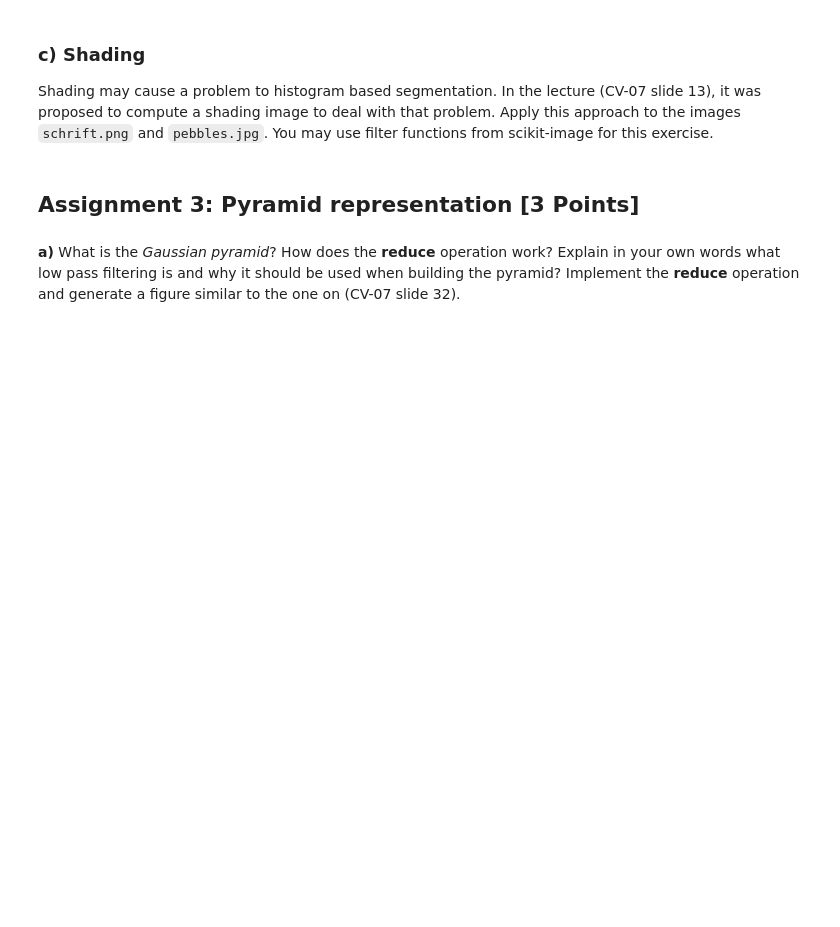
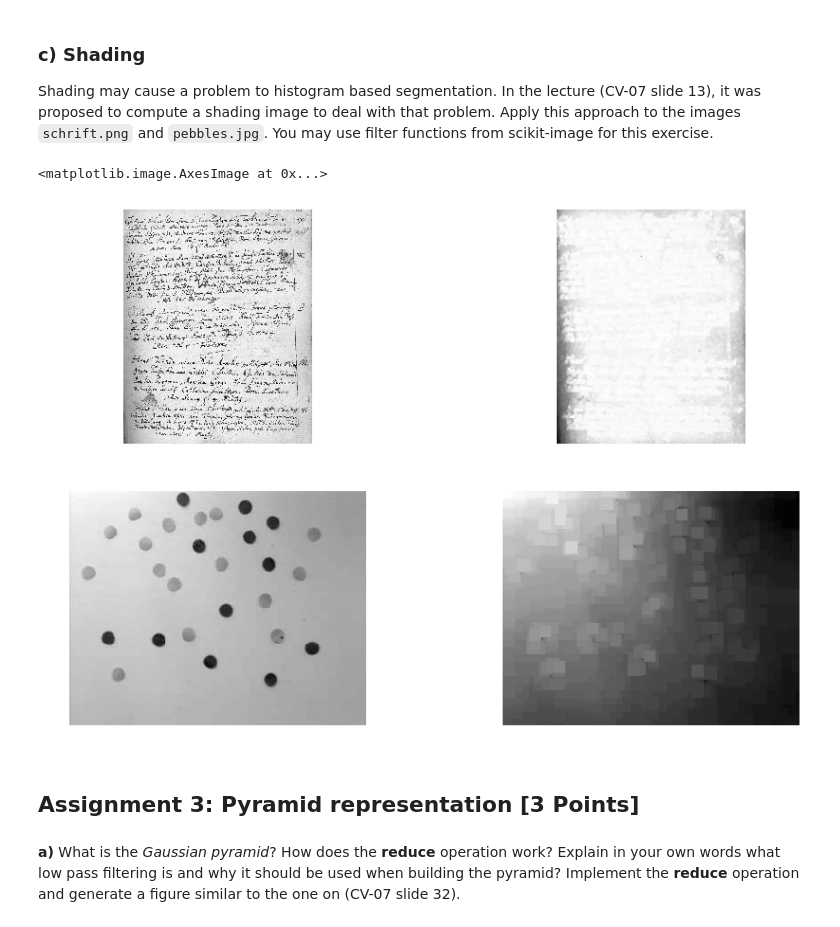
Before and after one commit to shorty-longbottom97/Computer_Vision, a Jupyter notebook: sheet04/sheet04.ipynb, the cells around one changed output. Drawn from its saved outputs; the diff is of its cells as text; code cells hidden in the pictures; blank space fills up the shorter version.

```diff
--- a/sheet04/sheet04.ipynb
+++ b/sheet04/sheet04.ipynb
@@ -158,3 +179,33 @@ img = plt.imread('images/schrift.png')
+# %%
+%matplotlib inline
+import numpy as np
+import matplotlib.pyplot as plt
+import scipy.ndimage as ndimage
+
+img1 = plt.imread('images/schrift.png')
+img2 = plt.imread('images/pebbles.jpg')
+
+# YOUR CODE HERE
+shading_img1 = ndimage.maximum_filter(img1, size=12, mode='constant')
+shading_img2 = ndimage.maximum_filter(img2, size=13, mode='constant')
+
+plt.figure(figsize=(15, 10))
+plt.gray()
+plt.subplot(2,2,1)
+plt.axis('off')
+plt.imshow(img1)
+plt.subplot(2,2,2)
+plt.axis('off')
+plt.imshow(shading_img1)
+plt.subplot(2,2,3)
+plt.axis('off')
+plt.imshow(img2)
+plt.subplot(2,2,4)
+plt.axis('off')
+plt.imshow(shading_img2)
+# %% [output]
+<matplotlib.image.AxesImage at 0x...>
+[figure, added]
 # %% [markdown]
 ## Assignment 3: Pyramid representation [3 Points]
 # %% [markdown]
```
Also changed, not shown: parts of 12 cells of this notebook.
